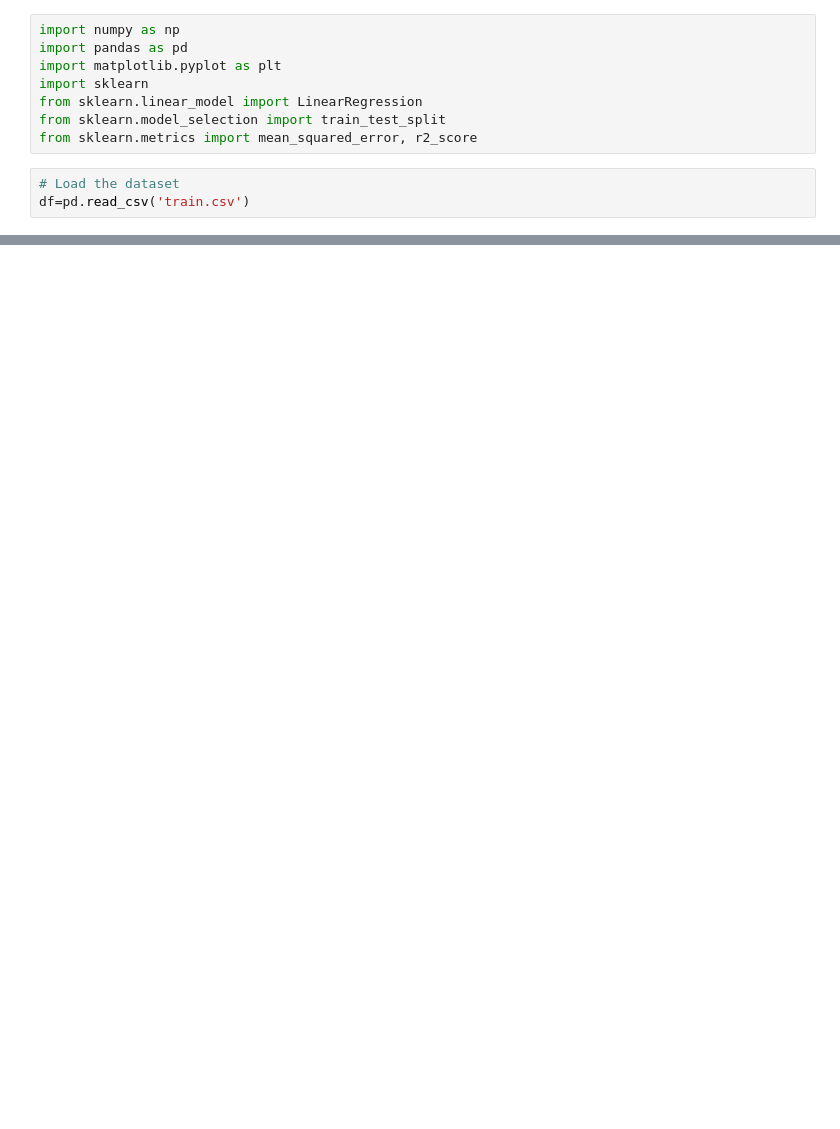
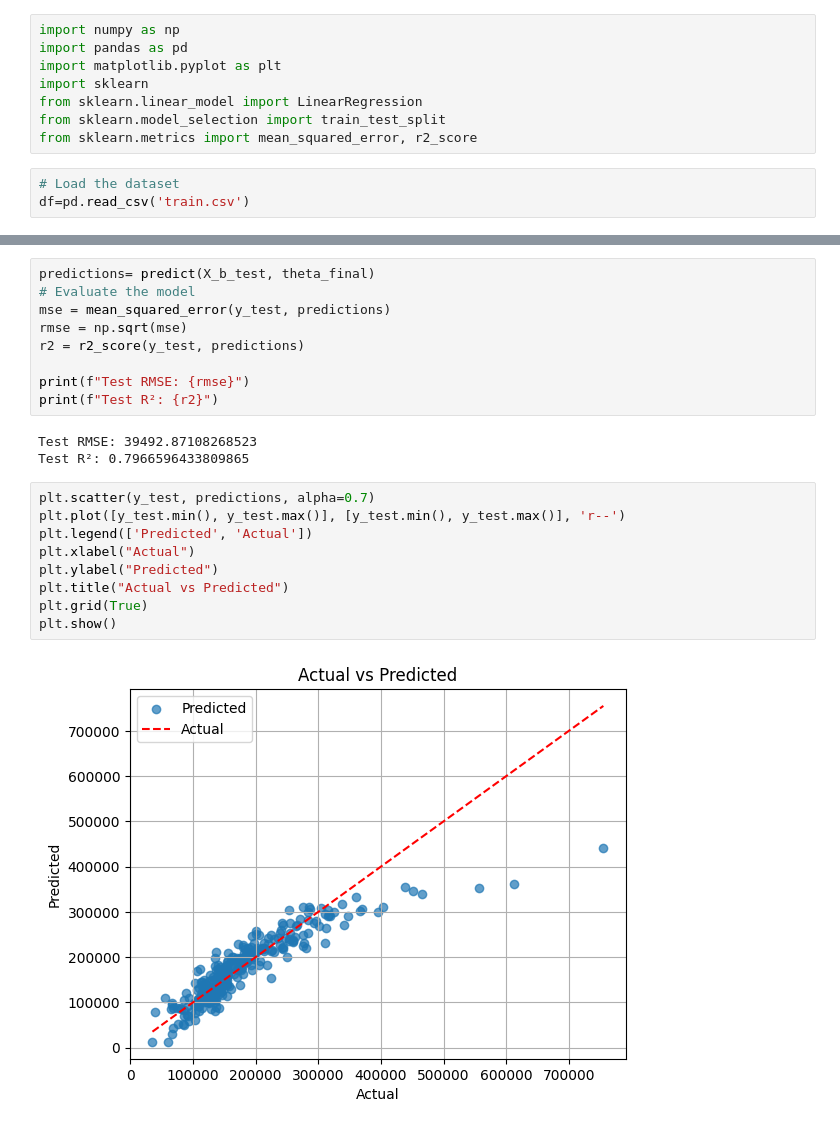
Before and after one commit to UsamaAliK/HOUSE-PRICING-SYSTEM, a Jupyter notebook: House price prediction.ipynb, the cells around one changed output, grey strips where cells are left out. Saved outputs shown, nothing was run; the diff lists cells and outputs as text; blank space fills up the shorter version.

```diff
--- a/House price prediction.ipynb
+++ b/House price prediction.ipynb
@@ -38,0 +113,23 @@ Y=df['SalePrice']
+# %%
+predictions= predict(X_b_test, theta_final)
+# Evaluate the model
+mse = mean_squared_error(y_test, predictions)
+rmse = np.sqrt(mse)
+r2 = r2_score(y_test, predictions)
+
+print(f"Test RMSE: {rmse}")
+print(f"Test R²: {r2}")
+# %% [output]
+Test RMSE: 39492.87108268523
+Test R²: 0.7966596433809865
+# %%
+plt.scatter(y_test, predictions, alpha=0.7)
+plt.plot([y_test.min(), y_test.max()], [y_test.min(), y_test.max()], 'r--')
+plt.legend(['Predicted', 'Actual'])
+plt.xlabel("Actual")
+plt.ylabel("Predicted")
+plt.title("Actual vs Predicted")
+plt.grid(True)
+plt.show()
+# %% [output]
+[figure, added]
```
Also changed, not shown: parts of 13 cells of this notebook.
